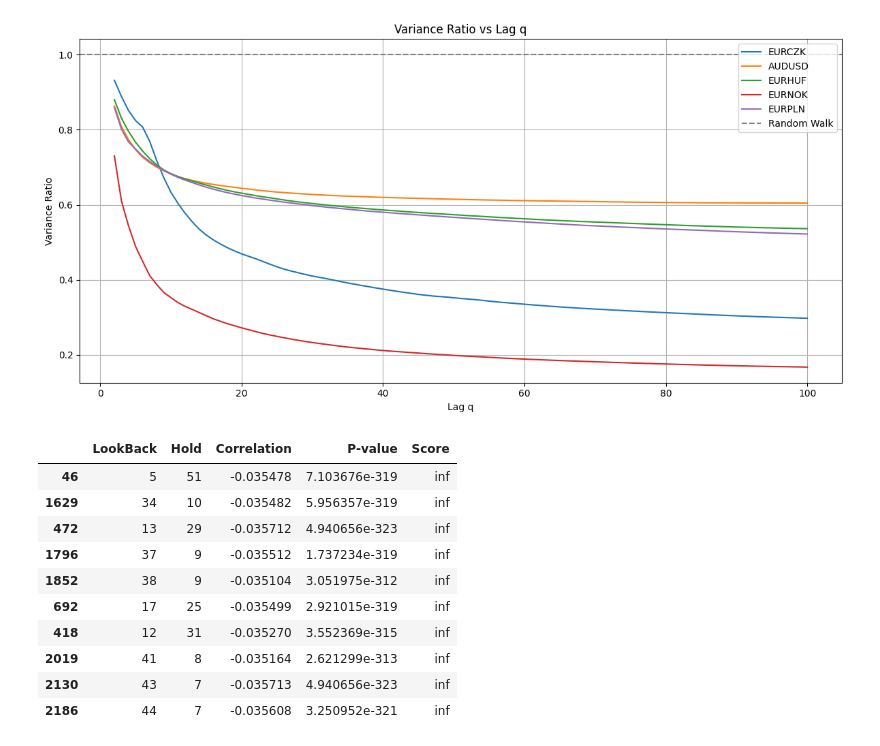
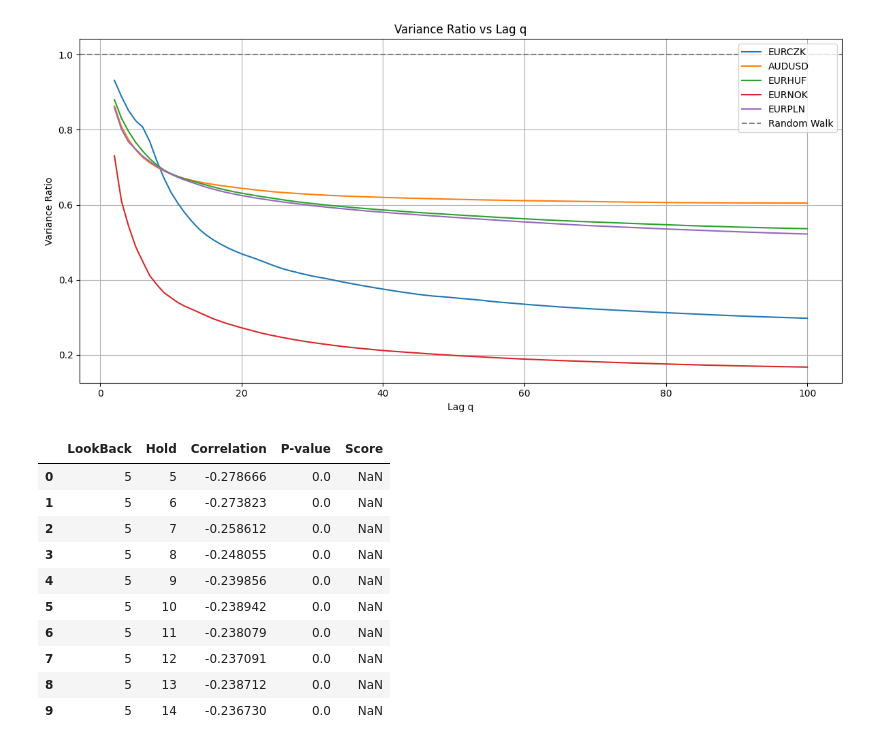
Before and after one commit to beaver68s/SoQ_strategy_project, a Jupyter notebook: EDA.ipynb, the cells around one changed output. Cells and saved outputs as stored; diff of their text form; code cells hidden in the pictures.

```diff
--- a/EDA.ipynb
+++ b/EDA.ipynb
@@ -300,26 +330,26 @@ def correlation_table(prices, lookbacks=[5, 10, 15, 30], holds=[1, 5, 10]):
 
     return pd.DataFrame(results, columns=['LookBack', 'Hold', 'Correlation', 'P-value', 'Score'])
 # %%
-df = pd.read_parquet(DATA_DIR + 'AUDUSD_data.parquet')
+df = pd.read_parquet(DATA_DIR + 'EURNOK_data.parquet')
 df['mid_price'] = (df['bid'] + df['offer']) / 2
 df = df.sort_values('timestamp')
 
 returns_table = correlation_table(df['mid_price'].dropna().values, lookbacks=range(5,61,1), holds=range(5,61,1))
 
 # Смотрим топ-10 пар по метрике "выгодности"
 returns_table.sort_values('Score', ascending=False).head(10)
 # %% [output]
 |  | LookBack | Hold | Correlation | P-value | Score |
-| 46 | 5 | 51 | -0.035478 | 7.103676e-319 | inf |
-| 1629 | 34 | 10 | -0.035482 | 5.956357e-319 | inf |
-| 472 | 13 | 29 | -0.035712 | 4.940656e-323 | inf |
-| 1796 | 37 | 9 | -0.035512 | 1.737234e-319 | inf |
-| 1852 | 38 | 9 | -0.035104 | 3.051975e-312 | inf |
-| 692 | 17 | 25 | -0.035499 | 2.921015e-319 | inf |
-| 418 | 12 | 31 | -0.035270 | 3.552369e-315 | inf |
-| 2019 | 41 | 8 | -0.035164 | 2.621299e-313 | inf |
-| 2130 | 43 | 7 | -0.035713 | 4.940656e-323 | inf |
-| 2186 | 44 | 7 | -0.035608 | 3.250952e-321 | inf |
+| 0 | 5 | 5 | -0.278666 | 0.0 | NaN |
+| 1 | 5 | 6 | -0.273823 | 0.0 | NaN |
+| 2 | 5 | 7 | -0.258612 | 0.0 | NaN |
+| 3 | 5 | 8 | -0.248055 | 0.0 | NaN |
+| 4 | 5 | 9 | -0.239856 | 0.0 | NaN |
+| 5 | 5 | 10 | -0.238942 | 0.0 | NaN |
+| 6 | 5 | 11 | -0.238079 | 0.0 | NaN |
+| 7 | 5 | 12 | -0.237091 | 0.0 | NaN |
+| 8 | 5 | 13 | -0.238712 | 0.0 | NaN |
+| 9 | 5 | 14 | -0.236730 | 0.0 | NaN |
 # %%
 returns_table['Correlation_abs'] = returns_table['Correlation'].abs()
 # %%
```
Also changed, not shown: parts of 2 cells of this notebook, 1 other file.
